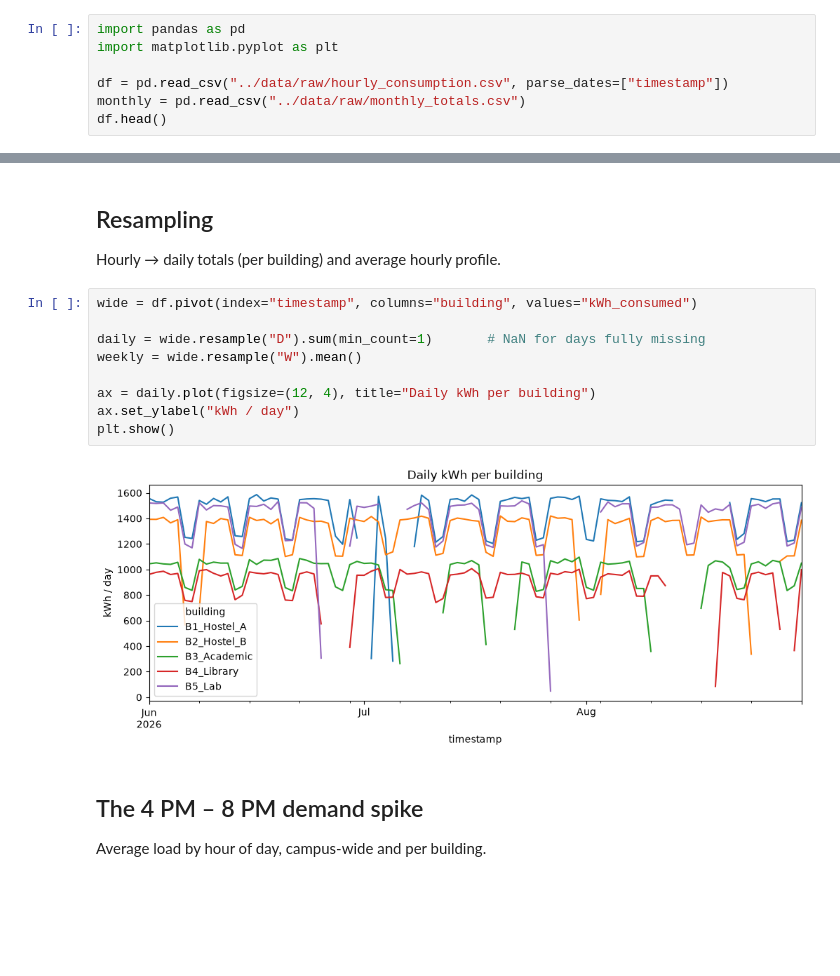
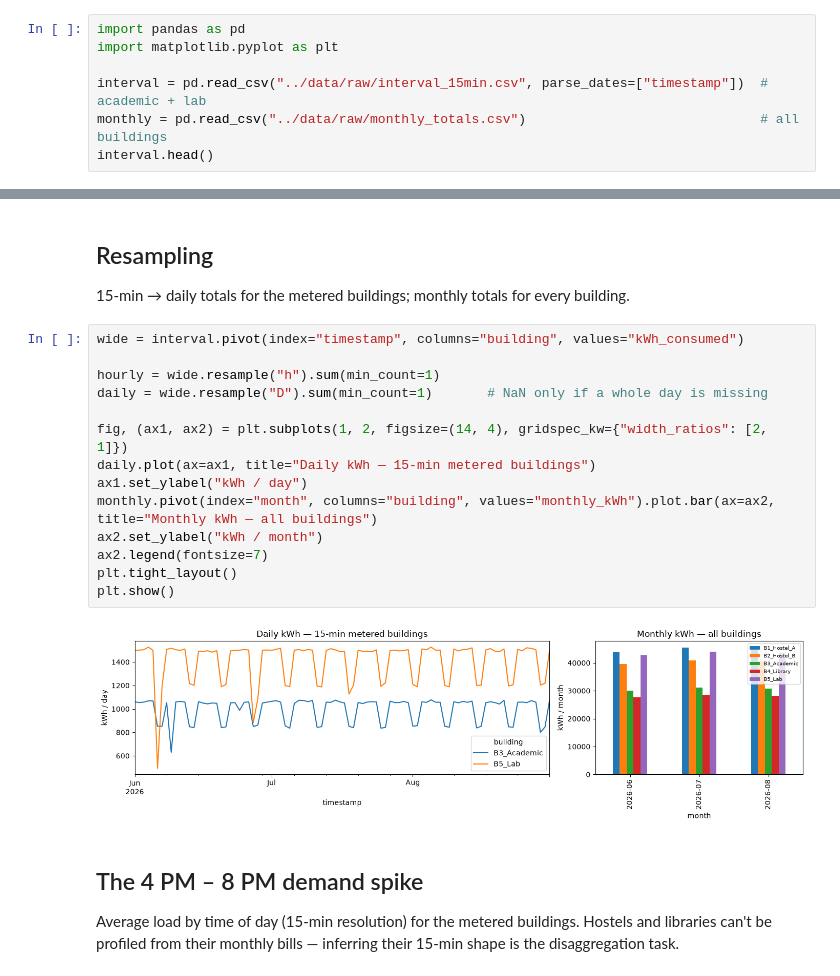
Before and after one commit to AkshatAgrawal946/tanacious, a Jupyter notebook: notebooks/01_baseline_eda.ipynb, the cells around one changed output, grey strips where cells are left out. Cells and saved outputs as stored; diff of their text form; blank space fills up the shorter version.

```diff
--- a/notebooks/01_baseline_eda.ipynb
+++ b/notebooks/01_baseline_eda.ipynb
@@ -7,8 +2,8 @@ Run `python src/generate_data.py` first if `data/raw/` is empty.
 import pandas as pd
 import matplotlib.pyplot as plt
 
-df = pd.read_csv("../data/raw/hourly_consumption.csv", parse_dates=["timestamp"])
-monthly = pd.read_csv("../data/raw/monthly_totals.csv")
-df.head()
+interval = pd.read_csv("../data/raw/interval_15min.csv", parse_dates=["timestamp"])  # academic + lab
+monthly = pd.read_csv("../data/raw/monthly_totals.csv")                              # all buildings
+interval.head()
 # %% [output]
 |  | timestamp | building | building_type | temperature | kWh_consumed |
@@ -33,18 +42,24 @@ Name: missing_frac, dtype: float64
 # %% [markdown]
 ## Resampling
-Hourly → daily totals (per building) and average hourly profile.
+15-min → daily totals for the metered buildings; monthly totals for every building.
 # %%
-wide = df.pivot(index="timestamp", columns="building", values="kWh_consumed")
+wide = interval.pivot(index="timestamp", columns="building", values="kWh_consumed")
 
-daily = wide.resample("D").sum(min_count=1)       # NaN for days fully missing
-weekly = wide.resample("W").mean()
+hourly = wide.resample("h").sum(min_count=1)
+daily = wide.resample("D").sum(min_count=1)       # NaN only if a whole day is missing
 
-ax = daily.plot(figsize=(12, 4), title="Daily kWh per building")
-ax.set_ylabel("kWh / day")
+fig, (ax1, ax2) = plt.subplots(1, 2, figsize=(14, 4), gridspec_kw={"width_ratios": [2, 1]})
+daily.plot(ax=ax1, title="Daily kWh — 15-min metered buildings")
+ax1.set_ylabel("kWh / day")
+monthly.pivot(index="month", columns="building", values="monthly_kWh").plot.bar(ax=ax2, title="Monthly kWh — all buildings")
+ax2.set_ylabel("kWh / month")
+ax2.legend(fontsize=7)
+plt.tight_layout()
 plt.show()
 # %% [output]
-[figure, old version]
+[figure, new version]
 # %% [markdown]
 ## The 4 PM – 8 PM demand spike
-Average load by hour of day, campus-wide and per building.
+Average load by time of day (15-min resolution) for the metered buildings.
+Hostels and libraries can't be profiled from their monthly bills — inferring their 15-min shape is the disaggregation task.
 # %%
```
Also changed, not shown: parts of 6 cells of this notebook, 6 other files.
